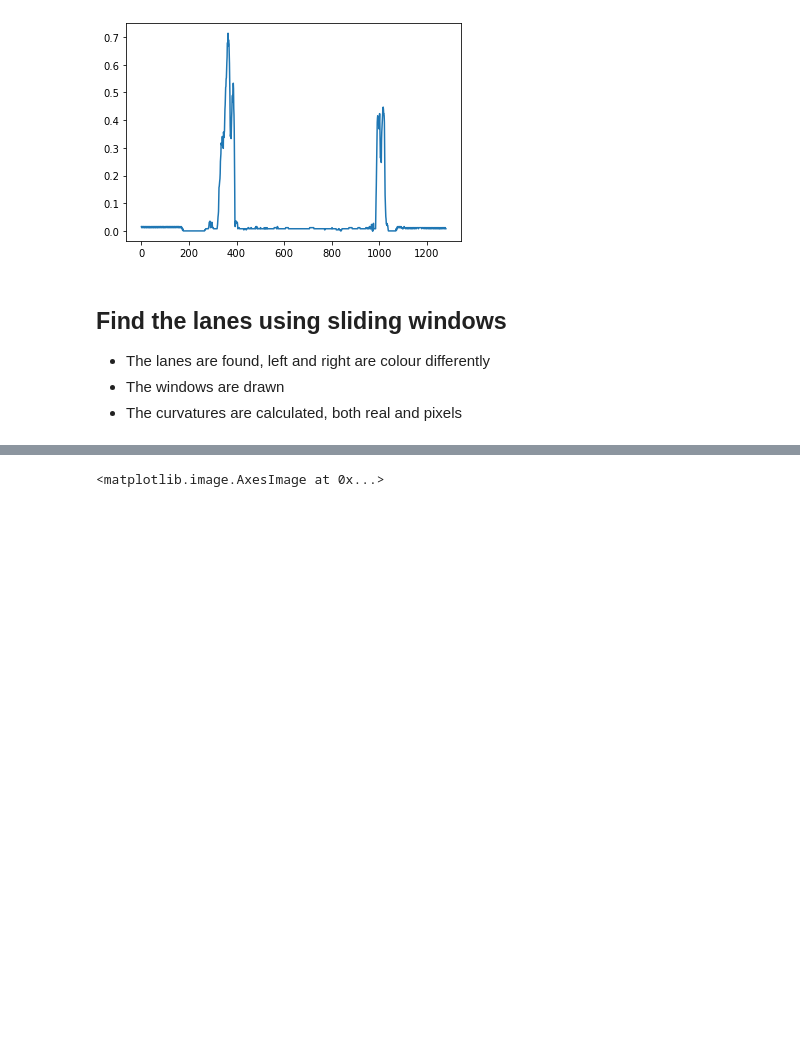
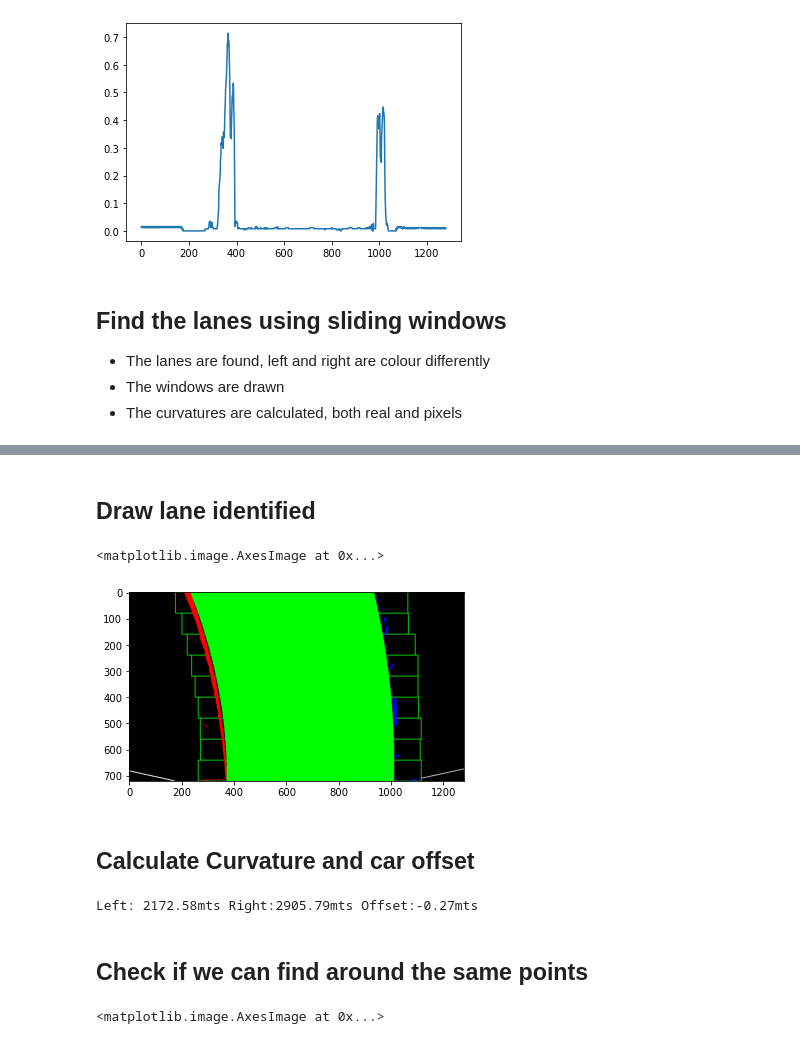
Before and after one commit to hurtadosanti/AdvancedLaneDetection, a Jupyter notebook: Pipeline.ipynb, the cells around one changed output, grey strips where cells are left out. Cells and saved outputs as stored; diff of their text form; code cells hidden in the pictures; blank space fills up the shorter version.

```diff
--- a/Pipeline.ipynb
+++ b/Pipeline.ipynb
@@ -89 +69,19 @@ To dont calculate the windows every time we look on the old points to see if we
+# %% [markdown]
+## Draw lane identified
+# %%
+plot_y, left_fit_x, right_fit_x = l.plot_polylines(combined_binary)
+plt.imshow(l.inspection_image)
+# %% [output]
+<matplotlib.image.AxesImage at 0x...>
+[figure, added]
+# %% [markdown]
+## Calculate Curvature and car offset
+# %%
+real_curvature = image_utility.measure_curvature_real(plot_y,l.left_fit,l.right_fit)
+pos = image_utility.measure_vehicle_distance(img.shape[0], img.shape[1], l.left_fit, l.right_fit)
+print(f'Left: {real_curvature[0]:.2f}mts Right:{real_curvature[1]:.2f}mts Offset:{pos:.2f}mts')
+# %% [output]
+Left: 2172.58mts Right:2905.79mts Offset:-0.27mts
+# %% [markdown]
+## Check if we can find around the same points
 # %%
```
Also changed, not shown: parts of 9 cells of this notebook, 4 other files.
